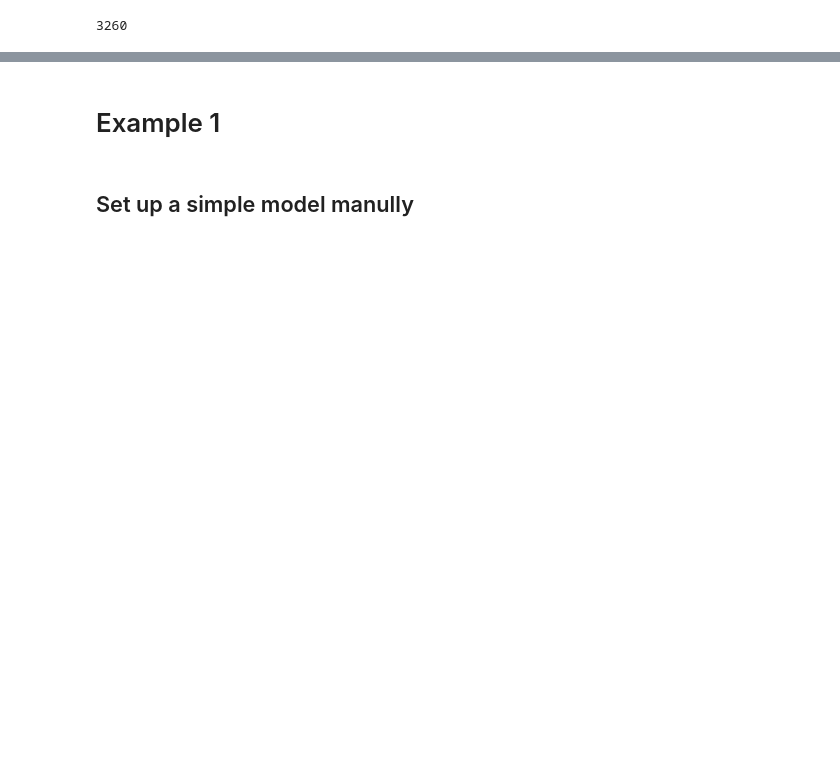
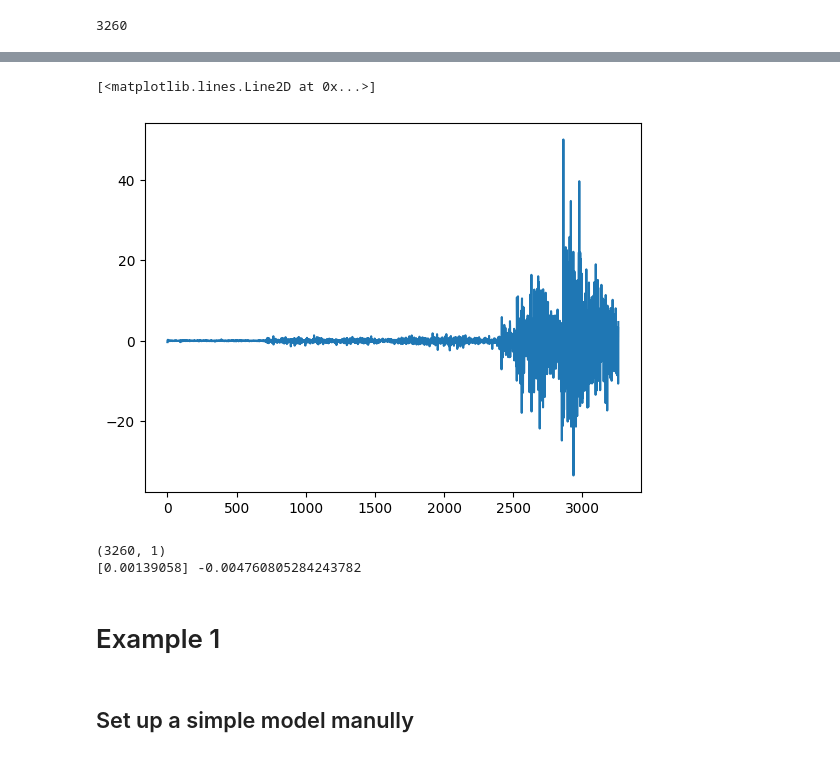
Before and after one commit to 3sara/PML_project, a Jupyter notebook: IOHMM_self/Financial_data_analysis.ipynb, the cells around one changed output, grey strips where cells are left out. Saved outputs shown, nothing was run; the diff lists cells and outputs as text; code cells hidden in the pictures; blank space fills up the shorter version.

```diff
--- a/IOHMM_self/Financial_data_analysis.ipynb
+++ b/IOHMM_self/Financial_data_analysis.ipynb
@@ -15,8 +14,17 @@ data.head()
 data = data.dropna()
 print(len(data))
 
+input_np = np.array(data[['Open']])
+output_np = np.array(data['Close'])
+
 input = torch.tensor(np.array(data[['Open']]), dtype=torch.float32)
 output = torch.tensor(np.array(data['Close']), dtype=torch.float32)
+difference = np.array(data[['Open']]) - np.array(data[['Close']])
+
+difference = torch.tensor(difference, dtype=torch.float32)
+difference = difference.squeeze(1)
+
+# maybe use also open - close previous day as input
 # %% [output]
 3260
 # %%
@@ -31,3 +36,16 @@ plt.plot(a)
+# %%
+plt.plot(difference)
+# %% [output]
+[<matplotlib.lines.Line2D at 0x...>]
+[figure, added]
+# %%
+model = LinearRegression()
+print(input_np.shape)
+model.fit(input_np[:1000], difference[:1000])
+print(model.coef_, model.intercept_)
+# %% [output]
+(3260, 1)
+[0.00139058] -0.004760805284243782
 # %% [markdown]
 # Example 1
 # %% [markdown]
```
Also changed, not shown: parts of 12 cells of this notebook, 1 other file.
